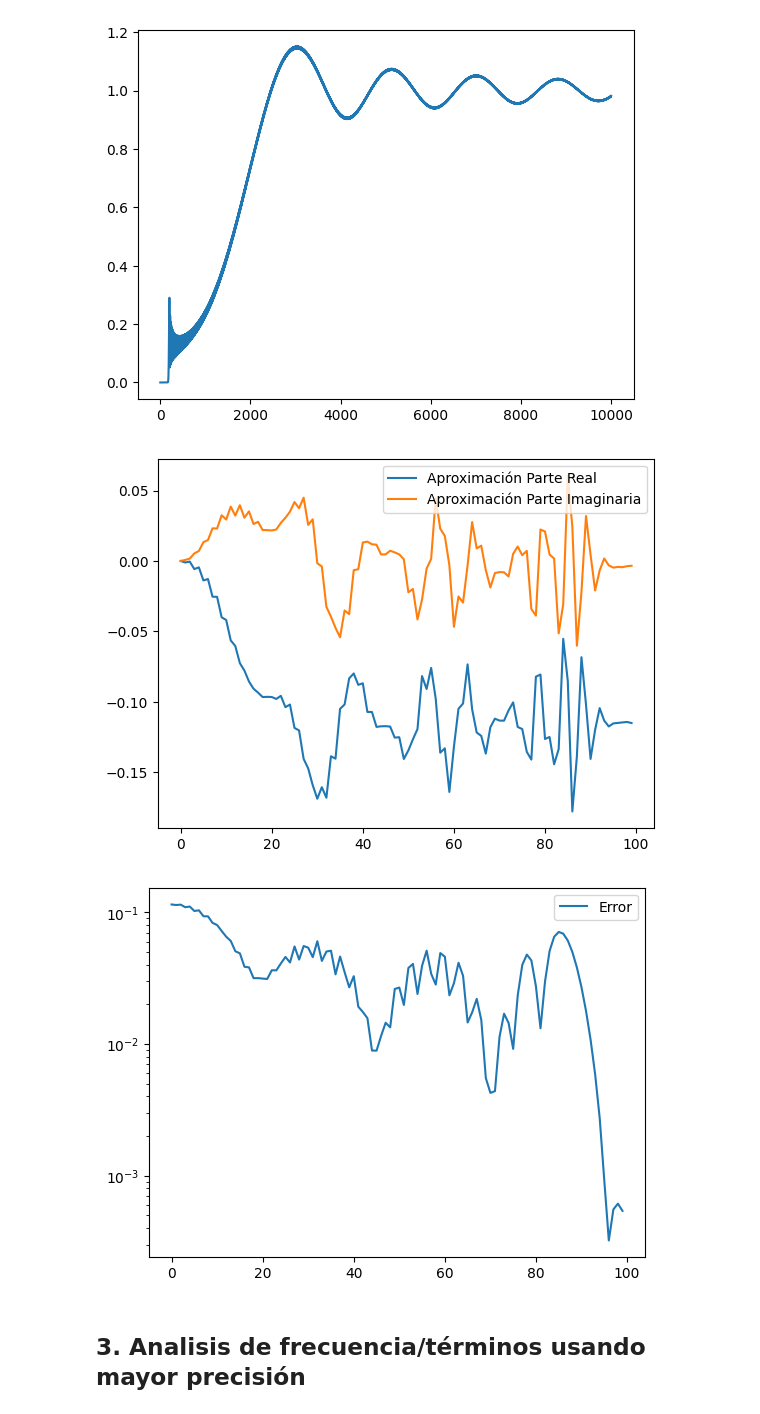
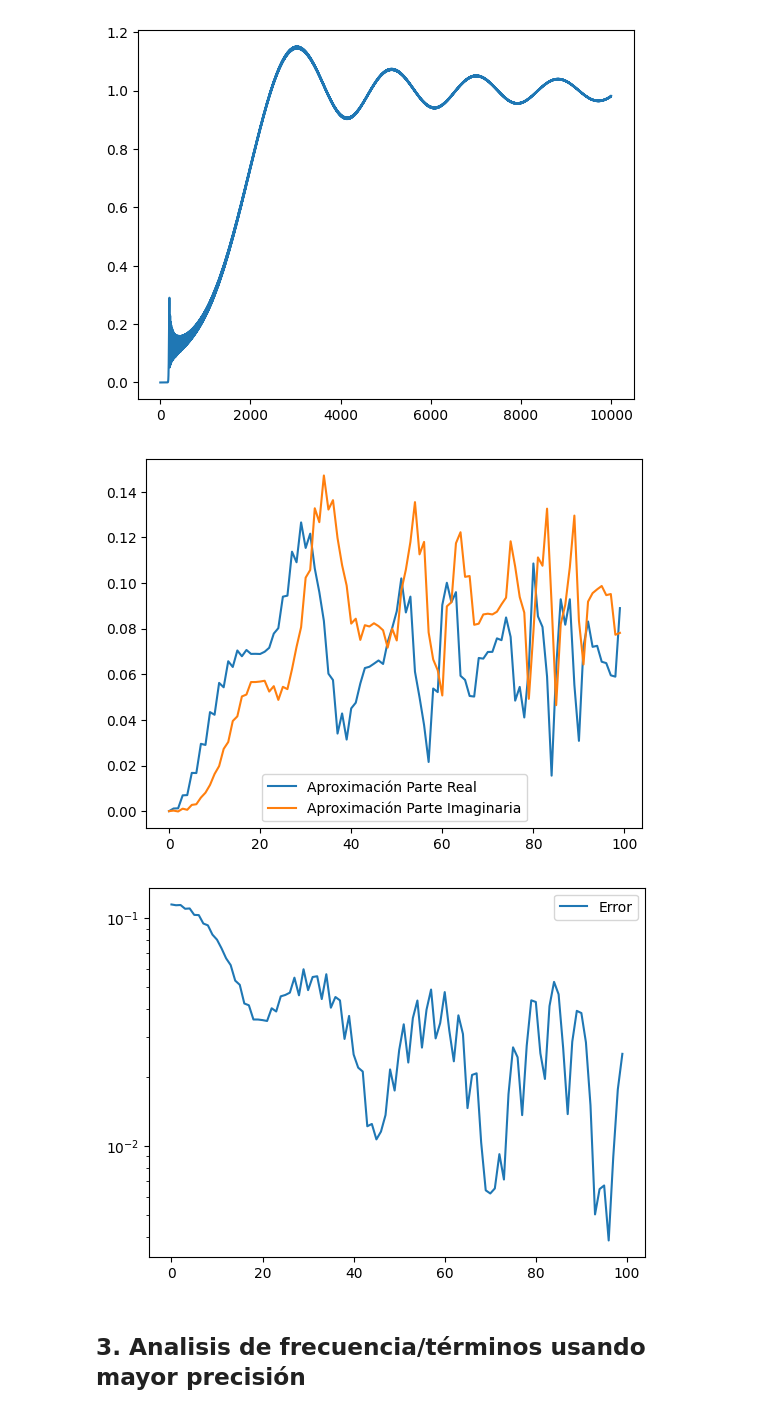
Before and after one commit to martinpavez/High-frequency-validation, a Jupyter notebook: proyecto.ipynb, the cells around one changed output. Cells and saved outputs as stored; diff of their text form; code cells hidden in the pictures.

```diff
--- a/proyecto.ipynb
+++ b/proyecto.ipynb
@@ -118,10 +118,10 @@ plt.plot(range(1, frecuencia_max), errores, label="Error")
 [<matplotlib.lines.Line2D at 0x...>]
 [figure]
 # %%
-test_green_expandido(D, d, N, 175)
+test_green_expandido(D, d, N, 200)
 # %% [output]
-[figure, old version]
+[figure, new version]
-[figure, old version]
+[figure, new version]
 # %% [markdown]
 ## 3. Analisis de frecuencia/términos usando mayor precisión
 # %%
```
